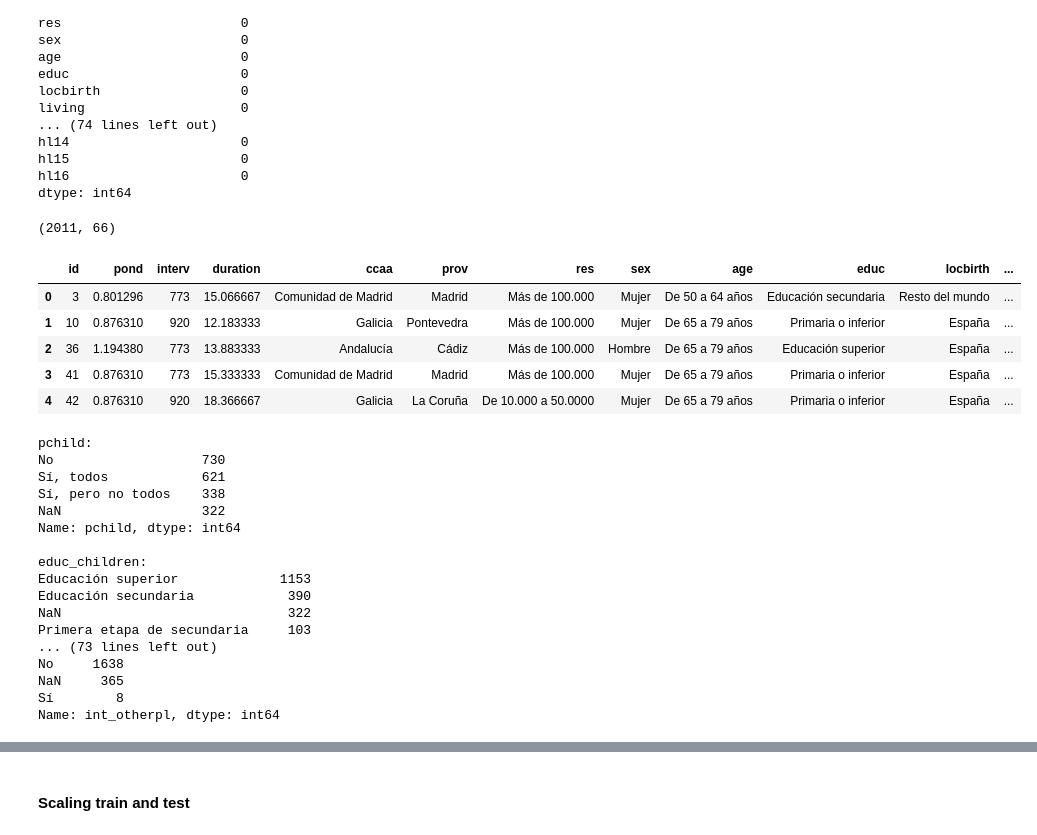
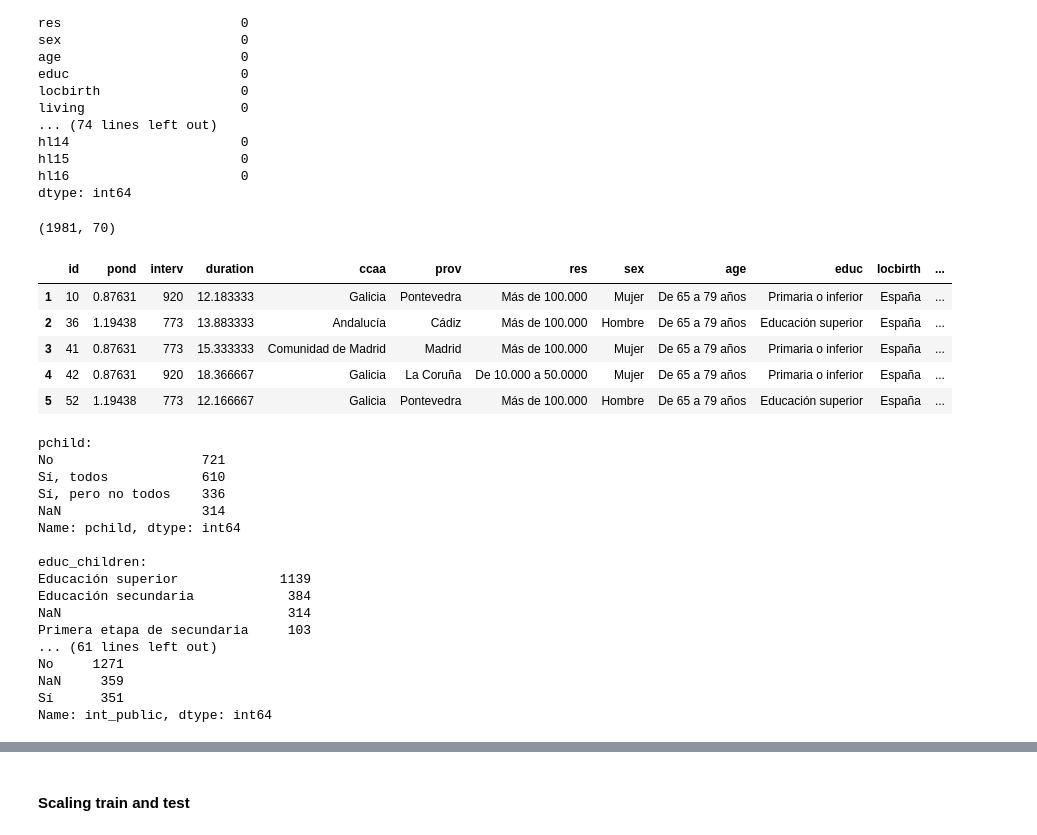
Before and after one commit to laiagomezmessia/health-digital-literacy-finalproject, a Jupyter notebook: FinalProject_DDHL.ipynb, the cells around one changed output, grey strips where cells are left out. Drawn from its saved outputs; the diff is of its cells as text; code cells hidden in the pictures.

Commit message:
Processing, modeling and dealing with imbalance in data

```diff
--- a/FinalProject_DDHL.ipynb
+++ b/FinalProject_DDHL.ipynb
@@ -27,0 +82,2 @@ data.shape
+# %%
+data = data[(data['SATISFACTION'] != 'No sabe') & (data['SATISFACTION'] != 'No contesta')]
@@ -110,41 +189,37 @@ dtype: int64
 # %%
 # Drop irrelevant columns and/or with a large number of missing values
 drop_list = ['int_device_text',
 'int_location_text',
 'int_medical_who_1',
 'int_medical_who_2',
 'int_medical_who_3',
 'int_medical_who_4',
 'int_medical_who_95',
 'int_medical_who_98',
 'int_medical_who_99',
 'int_medical_who_txt',
 'limit_type',
 'limit4weeks',
 'med_sup_who_1',
 'med_sup_who_2',
 'med_sup_who_3',
 'med_sup_who_4',
 'med_sup_who_95',
 'med_sup_who_99',
 'med_sup_who_text',
-'int_location_text',
-'int_devns',
-'int_devnc',
-'int_plns',
-'int_plnc',
+'int_location_text'
 ]
 data = data.drop(drop_list, axis=1)
 print(data.shape)
 data.head()
 # %% [output]
-(2011, 66)
+(1981, 70)
 |  | id | pond | interv | duration | ccaa | prov | res | sex | age | educ | locbirth | ... |
-| 0 | 3 | 0.801296 | 773 | 15.066667 | Comunidad de Madrid | Madrid | Más de 100.000 | Mujer | De 50 a 64 años | Educación secundaria | Resto del mundo | ... |
-| 1 | 10 | 0.876310 | 920 | 12.183333 | Galicia | Pontevedra | Más de 100.000 | Mujer | De 65 a 79 años | Primaria o inferior | España | ... |
-| 2 | 36 | 1.194380 | 773 | 13.883333 | Andalucía | Cádiz | Más de 100.000 | Hombre | De 65 a 79 años | Educación superior | España | ... |
-| 3 | 41 | 0.876310 | 773 | 15.333333 | Comunidad de Madrid | Madrid | Más de 100.000 | Mujer | De 65 a 79 años | Primaria o inferior | España | ... |
-| 4 | 42 | 0.876310 | 920 | 18.366667 | Galicia | La Coruña | De 10.000 a 50.0000 | Mujer | De 65 a 79 años | Primaria o inferior | España | ... |
+| 1 | 10 | 0.87631 | 920 | 12.183333 | Galicia | Pontevedra | Más de 100.000 | Mujer | De 65 a 79 años | Primaria o inferior | España | ... |
+| 2 | 36 | 1.19438 | 773 | 13.883333 | Andalucía | Cádiz | Más de 100.000 | Hombre | De 65 a 79 años | Educación superior | España | ... |
+| 3 | 41 | 0.87631 | 773 | 15.333333 | Comunidad de Madrid | Madrid | Más de 100.000 | Mujer | De 65 a 79 años | Primaria o inferior | España | ... |
+| 4 | 42 | 0.87631 | 920 | 18.366667 | Galicia | La Coruña | De 10.000 a 50.0000 | Mujer | De 65 a 79 años | Primaria o inferior | España | ... |
+| 5 | 52 | 1.19438 | 773 | 12.166667 | Galicia | Pontevedra | Más de 100.000 | Hombre | De 65 a 79 años | Educación superior | España | ... |
 # %%
 # Checking uniqe values for the categorical variables with NaN to decide an strategy
 cat_nan = ['pchild',
@@ -153,34 +228,32 @@ cat_nan = ['pchild',
 'int_pc',
 'int_mobile',
 'int_tablet',
-'int_otherdev',
 'int_freq',
 'int_home',
 'int_work',
-'int_public',
-'int_otherpl',
+'int_public'
 ]
 
 for column in cat_nan:
     print(f"\n{column}:\n{data[column].value_counts(dropna=False)}")
 # %% [output]
 pchild:
-No                   730
-Sí, todos            621
-Sí, pero no todos    338
-NaN                  322
+No                   721
+Sí, todos            610
+Sí, pero no todos    336
+NaN                  314
 Name: pchild, dtype: int64
 
 educ_children:
-Educación superior             1153
-Educación secundaria            390
-NaN                             322
+Educación superior             1139
+Educación secundaria            384
+NaN                             314
 Primera etapa de secundaria     103
-... (73 lines left out)
-No     1638
-NaN     365
-Sí        8
-Name: int_otherpl, dtype: int64
+... (61 lines left out)
+No     1271
+NaN     359
+Sí      351
+Name: int_public, dtype: int64
 # %%
 # Handle categorical variables with mode
 for column in cat_nan:
```
Also changed, not shown: parts of 132 cells of this notebook.
